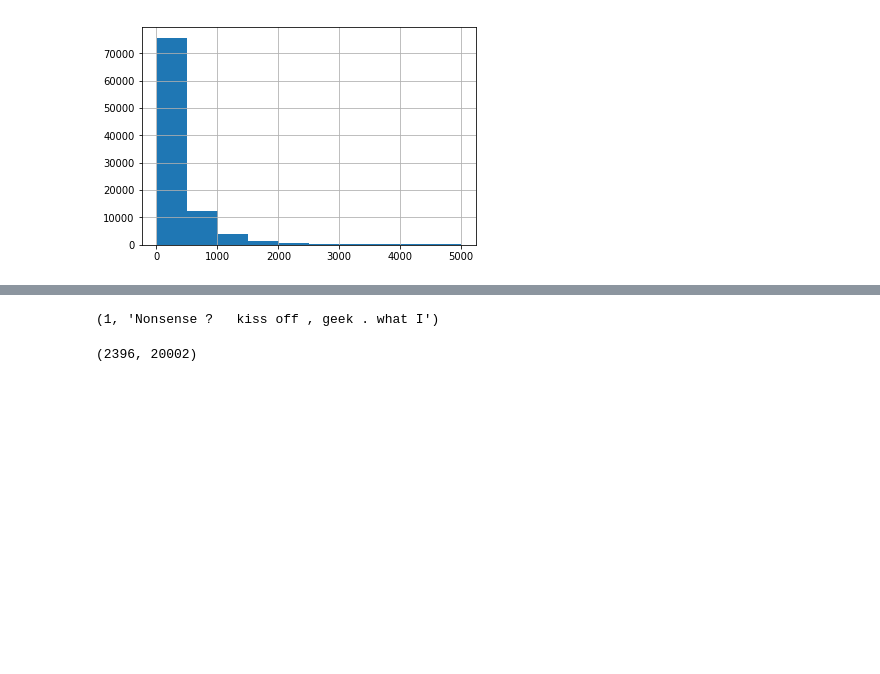
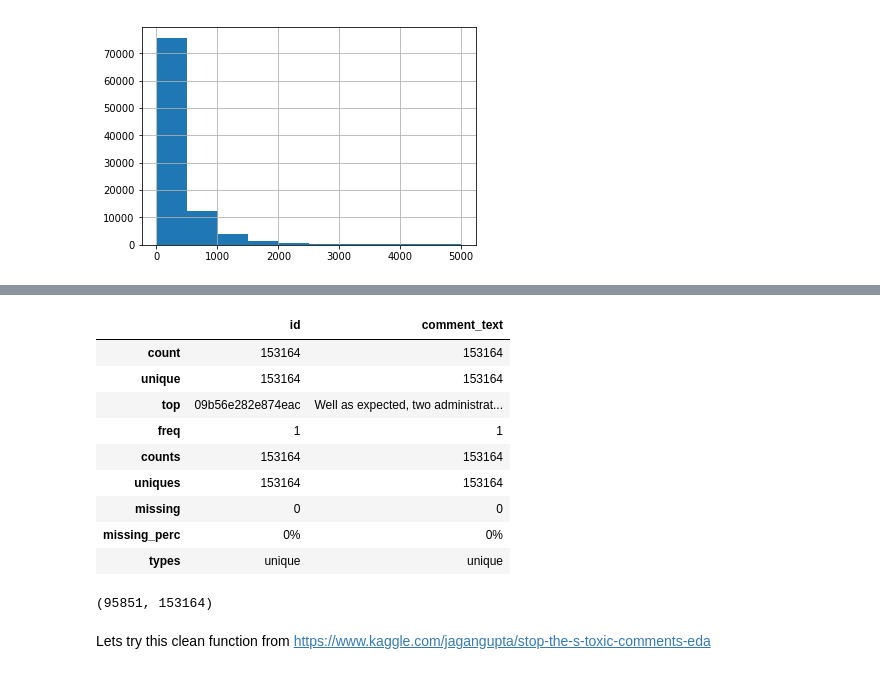
Before and after one commit to ohmeow/fastai-projects, a Jupyter notebook: part1v2/dl1/x_toxic-comment-kaggle.ipynb, the cells around one changed output, grey strips where cells are left out. Cells and saved outputs as stored; diff of their text form; code cells hidden in the pictures; blank space fills up the shorter version.

```diff
--- a/part1v2/dl1/x_toxic-comment-kaggle.ipynb
+++ b/part1v2/dl1/x_toxic-comment-kaggle.ipynb
@@ -61,3 +88,8 @@ comment_len.mean(), comment_len.std(), comment_len.max()
+# %%
+test_df.comment_text = test_df.comment_text.str[0:5000]
+
+raw_train_df.comment_text.fillna("unknown", inplace=True)
+test_df.comment_text.fillna("unknown", inplace=True)
 # %%
 comment_len.hist()
 # %% [output]
@@ -161,5 +117,0 @@ splits = ToxicDataset.splits(tt_TEXT, tt_LABEL, train_df, 'comment_text', 'toxic
-# %%
-t = splits[0].examples[0]
-t.label, ' '.join(t.text[:10])
-# %% [output]
-(1, 'Nonsense ?   kiss off , geek . what I')
@@ -168,4 +118,19 @@ md = TextDataRegression.from_splits(PATH, splits, bsz, text_name='text', label_n
-# %%
-len(md.trn_dl), md.nt
-# %% [output]
-(2396, 20002)
+# %%
+DataFrameSummary(test_df).summary()
+# %% [output]
+|  | id | comment_text |
+| count | 153164 | 153164 |
+| unique | 153164 | 153164 |
+| top | 09b56e282e874eac | Well as expected, two administrat... |
+| freq | 1 | 1 |
+| counts | 153164 | 153164 |
+| uniques | 153164 | 153164 |
+| missing | 0 | 0 |
+| missing_perc | 0% | 0% |
+| types | unique | unique |
+# %%
+len(raw_train_df), len(test_df)
+# %% [output]
+(95851, 153164)
+# %% [markdown]
+Lets try this clean function from https://www.kaggle.com/jagangupta/stop-the-s-toxic-comments-eda
```
Also changed, not shown: parts of 105 cells of this notebook, 5 other files.
